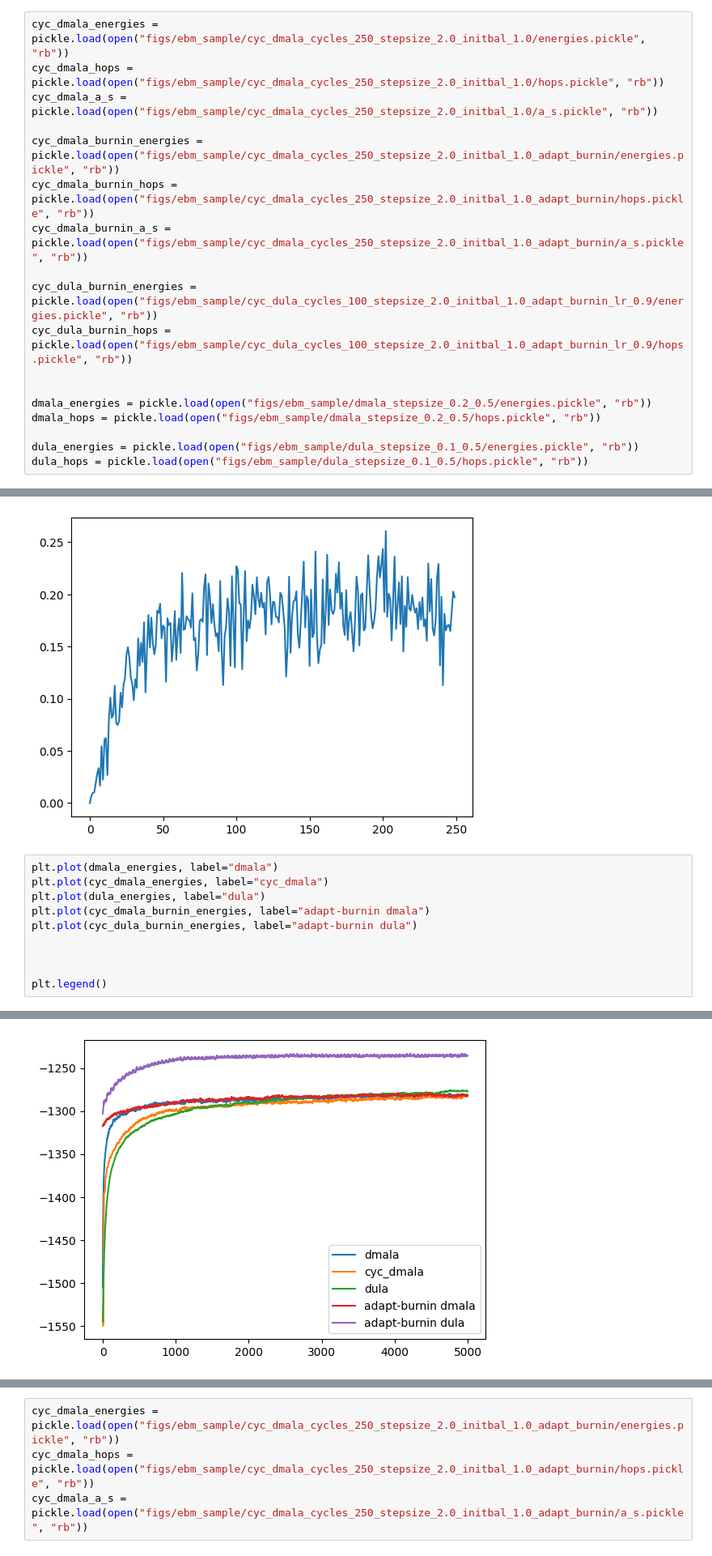
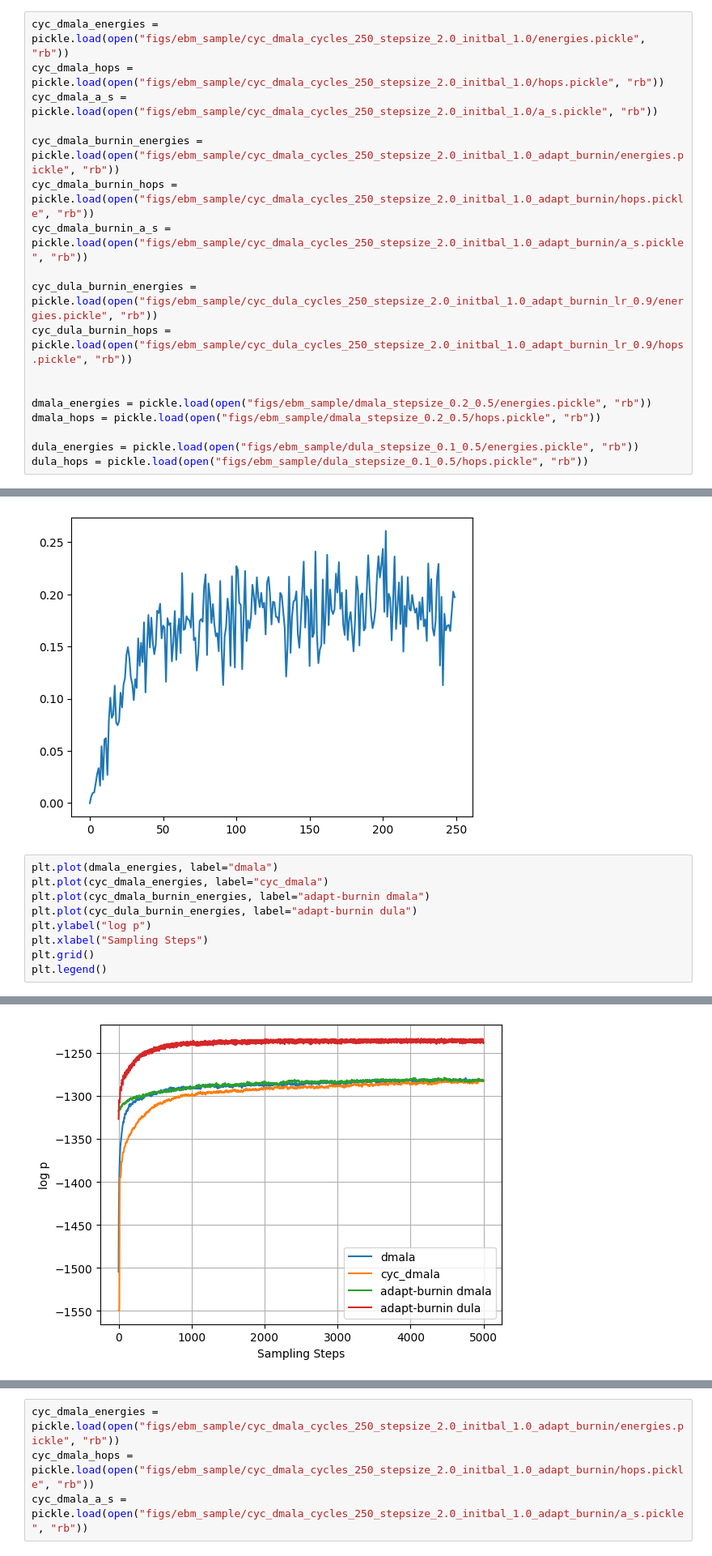
Before and after one commit to patrickpynadath1/automatic_cyclical_sampling, a Jupyter notebook: EBM Sample.ipynb, the cells around one changed output, grey strips where cells are left out. Shown at 81% size. Saved outputs shown, nothing was run; the diff lists cells and outputs as text.

```diff
--- a/EBM Sample.ipynb
+++ b/EBM Sample.ipynb
@@ -15,8 +15,8 @@ cyc_dmala_burnin_energies = pickle.load(open("figs/ebm_sample/cyc_dmala_cycles_2
 cyc_dmala_burnin_hops = pickle.load(open("figs/ebm_sample/cyc_dmala_cycles_250_stepsize_2.0_initbal_1.0_adapt_burnin/hops.pickle", "rb"))
 cyc_dmala_burnin_a_s = pickle.load(open("figs/ebm_sample/cyc_dmala_cycles_250_stepsize_2.0_initbal_1.0_adapt_burnin/a_s.pickle", "rb"))
 
-cyc_dula_burnin_energies = pickle.load(open("figs/ebm_sample/cyc_dula_cycles_100_stepsize_2.0_initbal_1.0_adapt_burnin_lr_0.9/energies.pickle", "rb"))
-cyc_dula_burnin_hops = pickle.load(open("figs/ebm_sample/cyc_dula_cycles_100_stepsize_2.0_initbal_1.0_adapt_burnin_lr_0.9/hops.pickle", "rb"))
+cyc_dula_burnin_energies = pickle.load(open("figs/ebm_sample/cyc_dula_cycles_250_stepsize_2.0_initbal_1.0_adapt_burnin_lr_0.9/energies.pickle", "rb"))
+cyc_dula_burnin_hops = pickle.load(open("figs/ebm_sample/cyc_dula_cycles_250_stepsize_2.0_initbal_1.0_adapt_burnin_lr_0.9/hops.pickle", "rb"))
 
 
 dmala_energies = pickle.load(open("figs/ebm_sample/dmala_stepsize_0.2_0.5/energies.pickle", "rb"))
@@ -33,13 +33,12 @@ plt.plot(a_s_means)
 # %%
 plt.plot(dmala_energies, label="dmala")
 plt.plot(cyc_dmala_energies, label="cyc_dmala")
-plt.plot(dula_energies, label="dula")
 plt.plot(cyc_dmala_burnin_energies, label="adapt-burnin dmala")
 plt.plot(cyc_dula_burnin_energies, label="adapt-burnin dula")
-
-
-
+plt.ylabel("log p")
+plt.xlabel("Sampling Steps")
+plt.grid()
 plt.legend()
 # %% [output]
 <matplotlib.legend.Legend at 0x...>
-[figure, old version]
+[figure, new version]
```
Also changed, not shown: parts of 2 cells of this notebook, 1 other file.
